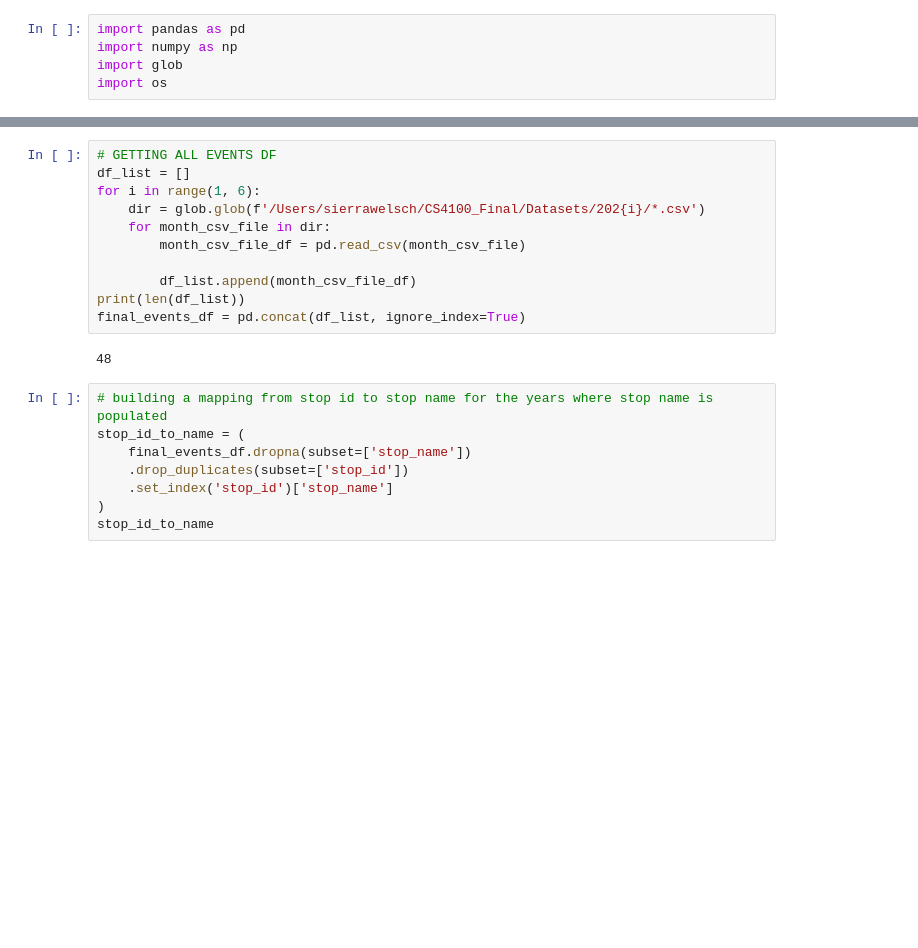
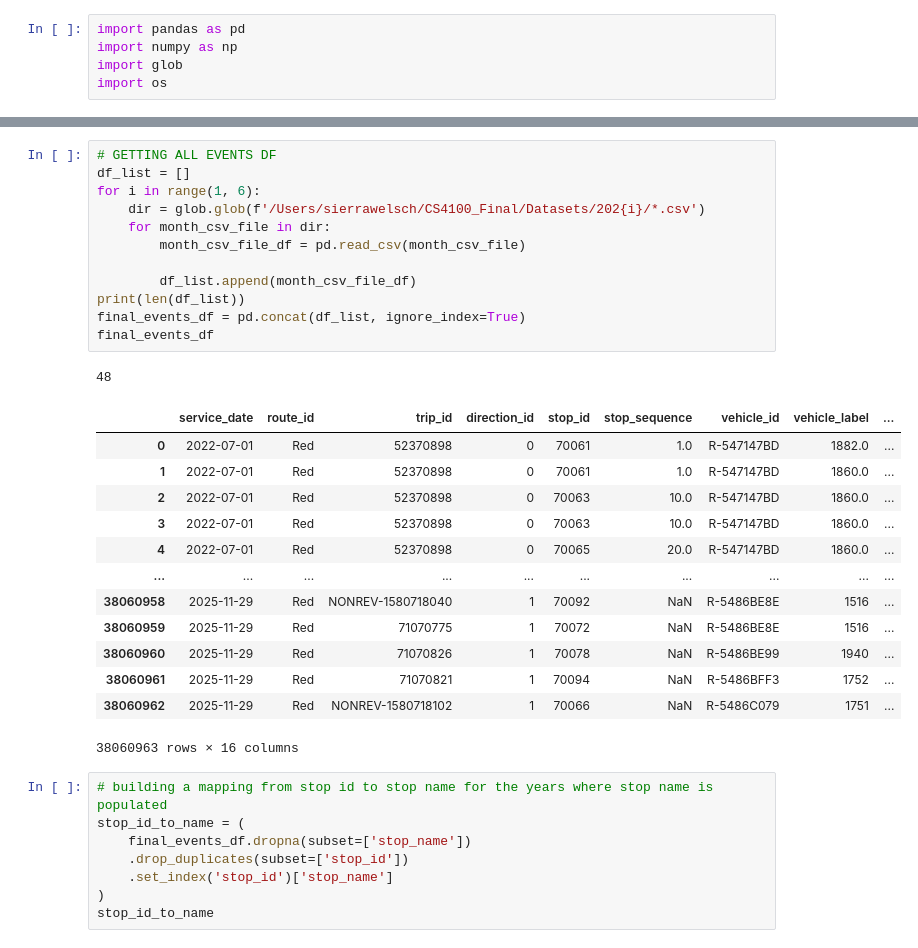
Before and after one commit to ColinCarnish/CS4100_Final, a Jupyter notebook: src/preprocessing/all_data.ipynb, the cells around one changed output, grey strips where cells are left out. Saved outputs shown, nothing was run; the diff lists cells and outputs as text; blank space fills up the shorter version.

```diff
--- a/src/preprocessing/all_data.ipynb
+++ b/src/preprocessing/all_data.ipynb
@@ -14,16 +29,30 @@ time_schedule_df['stops_month'] = (
 # %%
 # GETTING ALL EVENTS DF
 df_list = []
 for i in range(1, 6):
     dir = glob.glob(f'/Users/sierrawelsch/CS4100_Final/Datasets/202{i}/*.csv')
     for month_csv_file in dir:
         month_csv_file_df = pd.read_csv(month_csv_file)
 
         df_list.append(month_csv_file_df)
 print(len(df_list))
 final_events_df = pd.concat(df_list, ignore_index=True)
+final_events_df
 # %% [output]
 48
+|  | service_date | route_id | trip_id | direction_id | stop_id | stop_sequence | vehicle_id | vehicle_label | ... |
+| 0 | 2022-07-01 | Red | 52370898 | 0 | 70061 | 1.0 | R-547147BD | 1882.0 | ... |
+| 1 | 2022-07-01 | Red | 52370898 | 0 | 70061 | 1.0 | R-547147BD | 1860.0 | ... |
+| 2 | 2022-07-01 | Red | 52370898 | 0 | 70063 | 10.0 | R-547147BD | 1860.0 | ... |
+| 3 | 2022-07-01 | Red | 52370898 | 0 | 70063 | 10.0 | R-547147BD | 1860.0 | ... |
+| 4 | 2022-07-01 | Red | 52370898 | 0 | 70065 | 20.0 | R-547147BD | 1860.0 | ... |
+| ... | ... | ... | ... | ... | ... | ... | ... | ... | ... |
+| 38060958 | 2025-11-29 | Red | NONREV-1580718040 | 1 | 70092 | NaN | R-5486BE8E | 1516 | ... |
+| 38060959 | 2025-11-29 | Red | 71070775 | 1 | 70072 | NaN | R-5486BE8E | 1516 | ... |
+| 38060960 | 2025-11-29 | Red | 71070826 | 1 | 70078 | NaN | R-5486BE99 | 1940 | ... |
+| 38060961 | 2025-11-29 | Red | 71070821 | 1 | 70094 | NaN | R-5486BFF3 | 1752 | ... |
+| 38060962 | 2025-11-29 | Red | NONREV-1580718102 | 1 | 70066 | NaN | R-5486C079 | 1751 | ... |
+38060963 rows × 16 columns
 # %%
 # building a mapping from stop id to stop name for the years where stop name is populated
 stop_id_to_name = (
```
Also changed, not shown: parts of 8 cells of this notebook, 1 other file.
